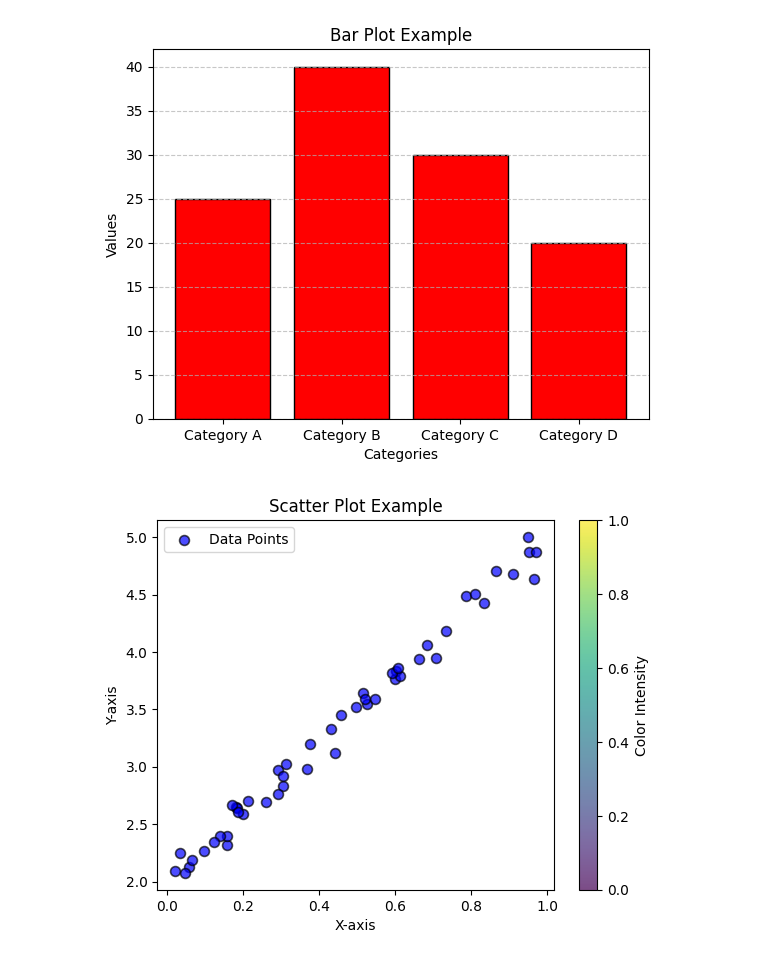
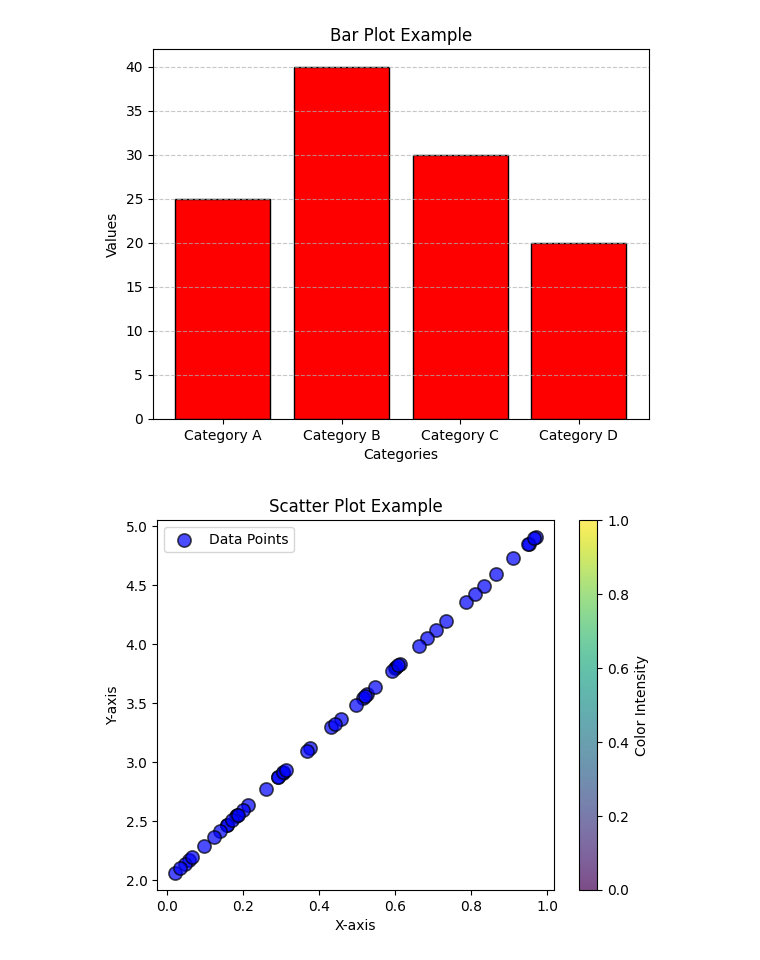
Before and after one commit to slayerrr12/PythonSage, a Jupyter notebook: BasicMatplotLib/BasicMatplotLib.ipynb, the cells around one changed output. Cells and saved outputs as stored; diff of their text form; code cells hidden in the pictures.

Commit message:
getting a liner plot with scatter plot

```diff
--- a/BasicMatplotLib/BasicMatplotLib.ipynb
+++ b/BasicMatplotLib/BasicMatplotLib.ipynb
@@ -149,34 +149,34 @@ import numpy as np
 # Generating random data for the scatter plot
 np.random.seed(42)
 x = np.random.rand(50)
-y = 3 * x + 2 + 0.1 * np.random.randn(50)  # Linear relationship with some noise
+y = 3 * x + 2 # 0.1 * np.random.randn(50)  # Linear relationship with some noise
 
 # Creating a scatter plot with custom parameters
 plt.scatter(
     x,
     y,
-    s=50,               # Marker size
+    s=90,               # Marker size
     c='blue',           # Marker color
     marker='o',         # Marker style
     cmap='viridis',     # Colormap
     alpha=0.7,          # Transparency
     edgecolors='black', # Edge color of markers
     linewidths=1.2,     # Linewidth of marker edges
     label='Data Points'  # Label for the legend
 )
 
 # Adding labels and title
 plt.xlabel('X-axis')
 plt.ylabel('Y-axis')
 plt.title('Scatter Plot Example')
 
 # Adding a colorbar
 plt.colorbar(label='Color Intensity')
 
 # Adding legend
 plt.legend()
 
 # Display the plot
 plt.show()
 # %% [output]
-[figure, old version]
+[figure, new version]
```
